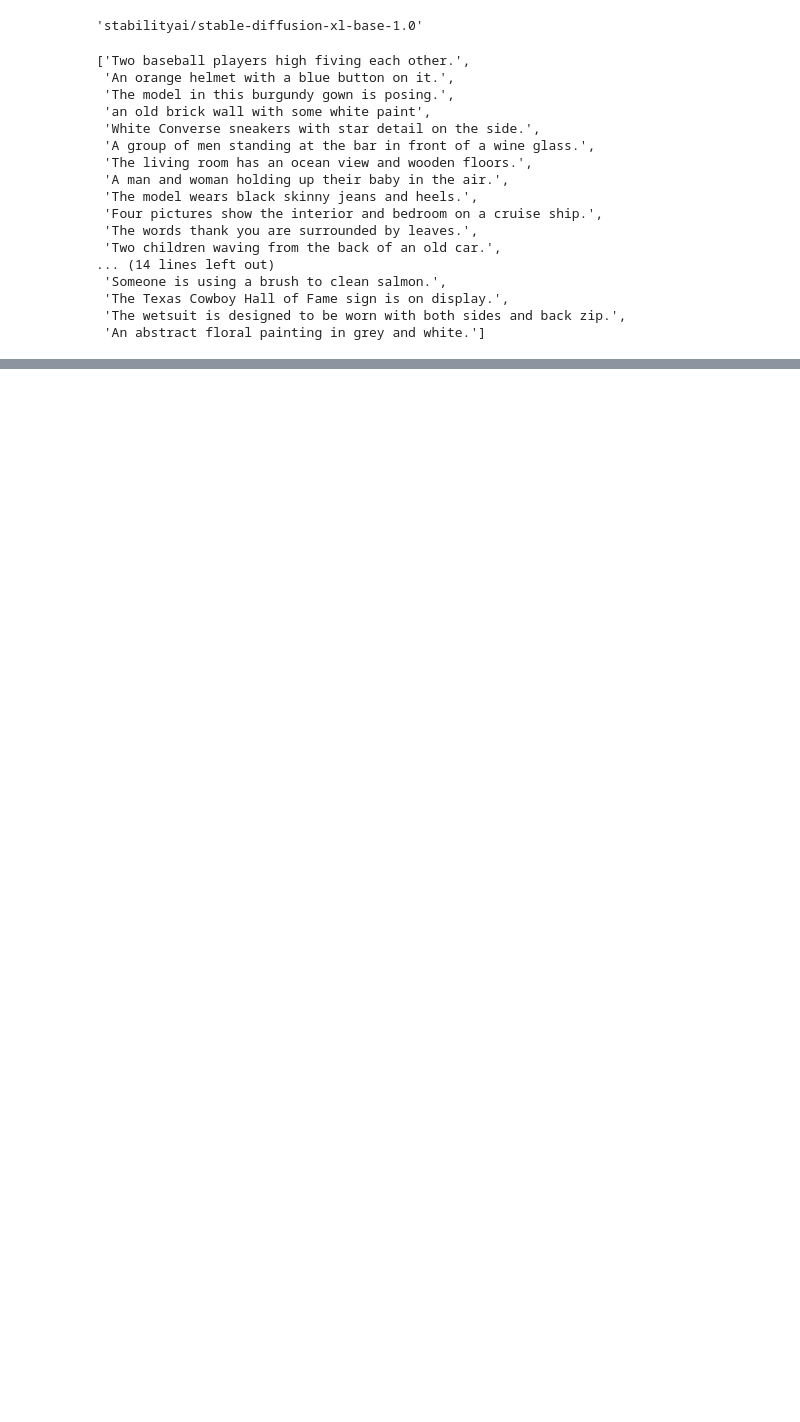
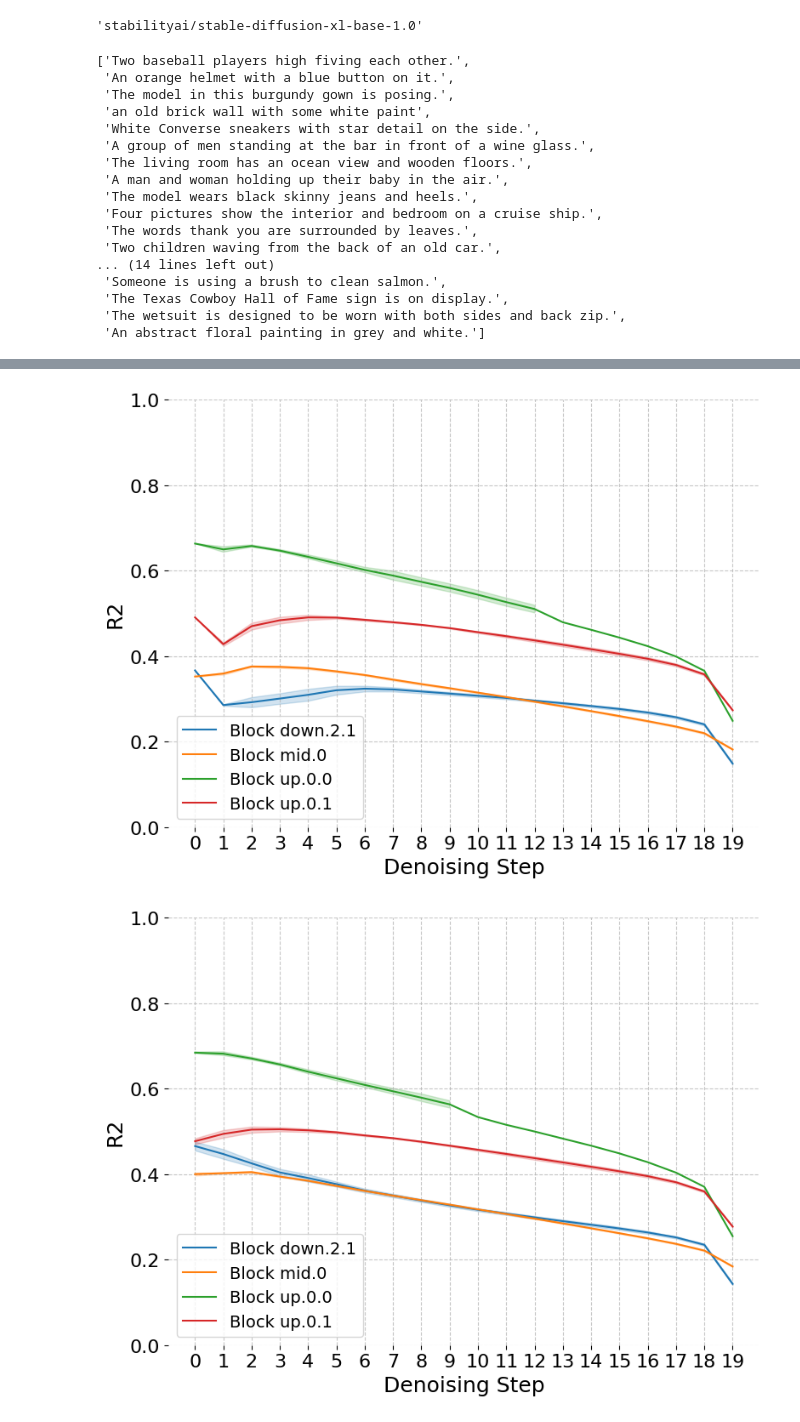
Before and after one commit to wendlerc/sdxl-unbox, a Jupyter notebook: notebooks/sdxl_generalization.ipynb, the cells around one changed output, grey strips where cells are left out. Drawn from its saved outputs; the diff is of its cells as text; code cells hidden in the pictures; blank space fills up the shorter version.

```diff
--- a/notebooks/sdxl_generalization.ipynb
+++ b/notebooks/sdxl_generalization.ipynb
@@ -273,0 +290,57 @@ for cfg_idx in cfg_indices:
+# %%
+import matplotlib.pyplot as plt
+import seaborn as sns
+import numpy as np
+
+# Get the number of cfg indices
+cfg_indices = []
+if use_vanilla:
+    cfg_indices = [0, 1]  # Only get cfg indices when use_vanilla is true
+else:
+    cfg_indices = [0]
+
+# Create a separate figure for each cfg_idx
+for cfg_idx in cfg_indices:
+    # Create a new figure for each cfg_idx
+    plt.figure(figsize=(8, 6))
+    ax = plt.gca()
+
+    # Group by block and tidx to get mean and std of explained variance for this cfg_idx
+    var_col = f"r2_{cfg_idx}"
+    summary_df = df.groupby(["block", "tidx"])[var_col].agg(['mean', 'std']).reset_index()
+
+    # Remove border
+    ax.spines['top'].set_visible(False)
+    ax.spines['right'].set_visible(False)
+    ax.spines['bottom'].set_visible(False)
+    ax.spines['left'].set_visible(False)
+
+    blocks = summary_df['block'].unique()
+    colors = sns.color_palette(n_colors=len(blocks))
+
+    for i, block in enumerate(blocks):
+        block_df = summary_df[summary_df['block'] == block]
+        ax.plot(block_df['tidx'], block_df['mean'], label=f"Block {block}", color=colors[i])
+        # Gaussian confidence interval: mean ± 1.96*std
+        lower = block_df['mean'] - 1.96 * block_df['std']/np.sqrt(len(block_df))
+        upper = block_df['mean'] + 1.96 * block_df['std']/np.sqrt(len(block_df))
+        ax.fill_between(block_df['tidx'], lower, upper, color=colors[i], alpha=0.2)
+
+    # Add gridlines
+    ax.grid(True, linestyle='--', alpha=0.7)
+
+    # Increase font size
+    ax.set_xlabel("Denoising Step", fontsize=18)
+    ax.set_ylabel("R2", fontsize=18)
+    ax.legend(loc='lower left', fontsize=14, title_fontsize=14)
+    # they should be just 1 apart
+    ax.set_xticks(block_df['tidx'])
+    ax.tick_params(axis='both', which='major', labelsize=16)
+    ax.set_ylim(0, 1)
+    plt.tight_layout()
+    plt.savefig(f"{outfile.replace('.csv', '')}_r2_cfg_{cfg_idx}.pdf")
+    plt.savefig(f"{outfile.replace('.csv', '')}_r2_cfg_{cfg_idx}.png")
+    plt.show()
+# %% [output]
+[figure, added]
+[figure, added]
```
Also changed, not shown: parts of 11 cells of this notebook.
